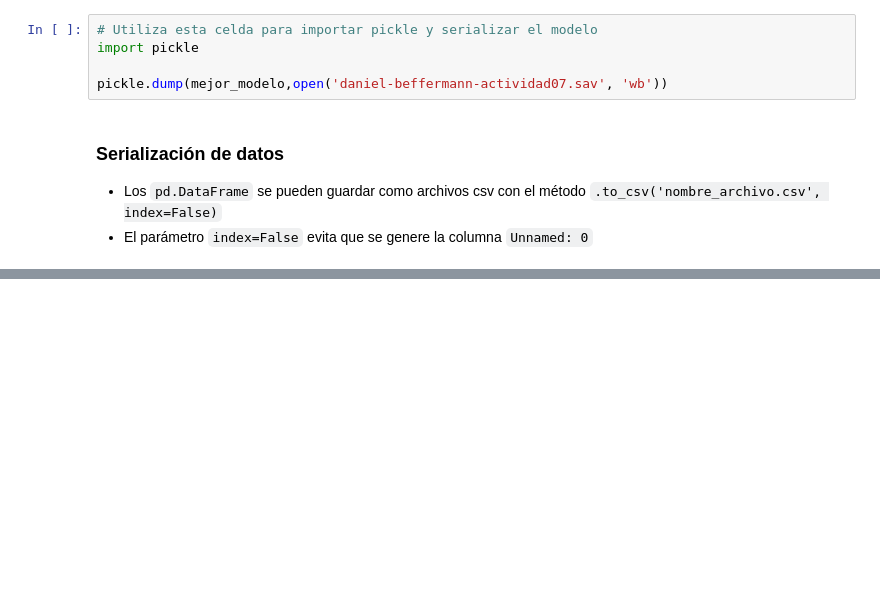
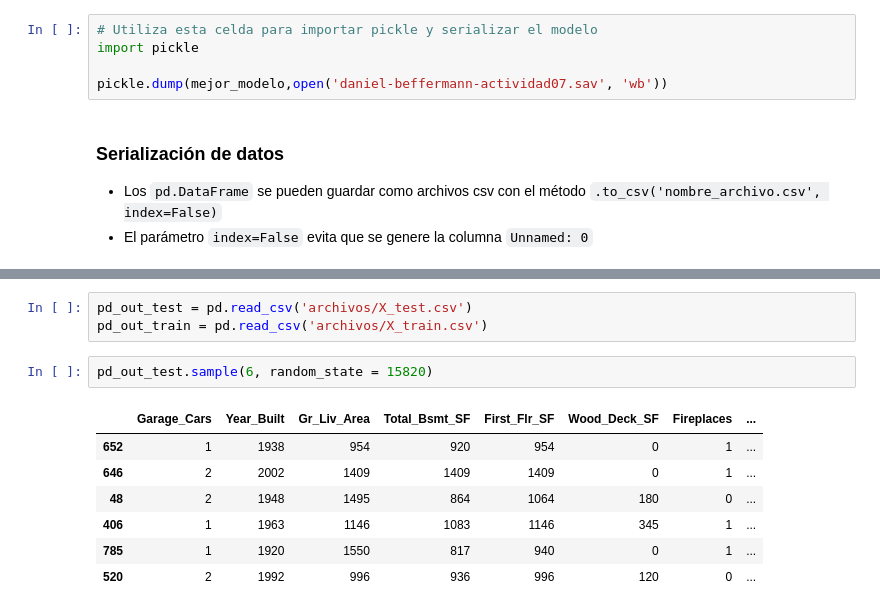
Before and after one commit to Denniels/Machine_Learning, a Jupyter notebook: Algoritmos_de_Ensamble/Desafío Guiado - Árboles de Regresión.ipynb, the cells around one changed output, grey strips where cells are left out. Drawn from its saved outputs; the diff is of its cells as text; blank space fills up the shorter version.

```diff
--- a/Algoritmos_de_Ensamble/Desafío Guiado - Árboles de Regresión.ipynb
+++ b/Algoritmos_de_Ensamble/Desafío Guiado - Árboles de Regresión.ipynb
@@ -222,0 +228,13 @@ X_train
+# %%
+pd_out_test = pd.read_csv('archivos/X_test.csv')
+pd_out_train = pd.read_csv('archivos/X_train.csv')
+# %%
+pd_out_test.sample(6, random_state = 15820)
+# %% [output]
+|  | Garage_Cars | Year_Built | Gr_Liv_Area | Total_Bsmt_SF | First_Flr_SF | Wood_Deck_SF | Fireplaces | ... |
+| 652 | 1 | 1938 | 954 | 920 | 954 | 0 | 1 | ... |
+| 646 | 2 | 2002 | 1409 | 1409 | 1409 | 0 | 1 | ... |
+| 48 | 2 | 1948 | 1495 | 864 | 1064 | 180 | 0 | ... |
+| 406 | 1 | 1963 | 1146 | 1083 | 1146 | 345 | 1 | ... |
+| 785 | 1 | 1920 | 1550 | 817 | 940 | 0 | 1 | ... |
+| 520 | 2 | 1992 | 996 | 936 | 996 | 120 | 0 | ... |
```
Also changed, not shown: parts of 6 cells of this notebook, 4 other files.
